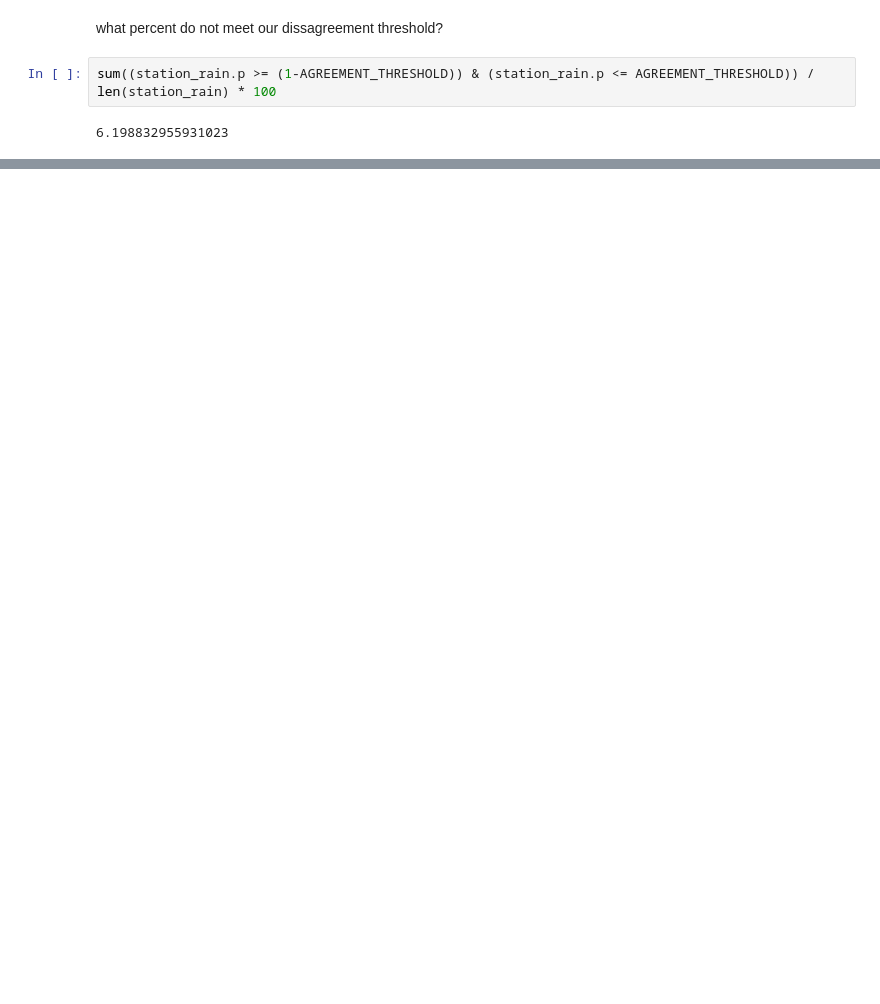
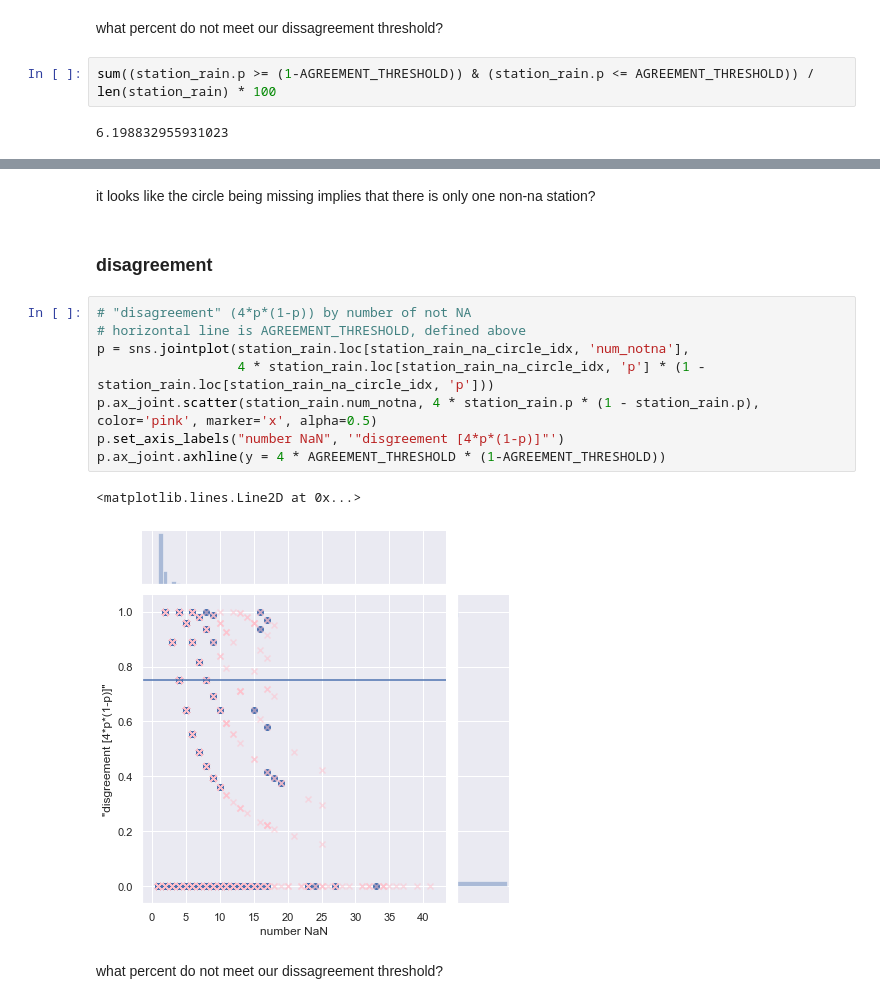
Before and after one commit to DataKind-DC/audubon-cbc, a Jupyter notebook: notebooks/2.1-rain-analysis.ipynb, the cells around one changed output, grey strips where cells are left out. Drawn from its saved outputs; the diff is of its cells as text; blank space fills up the shorter version.

```diff
--- a/notebooks/2.1-rain-analysis.ipynb
+++ b/notebooks/2.1-rain-analysis.ipynb
@@ -372,0 +360,17 @@ Given that a circle is missing its rain data:
+# %% [markdown]
+it looks like the circle being missing implies that there is only one non-na station?
+# %% [markdown]
+### disagreement
+# %%
+# "disagreement" (4*p*(1-p)) by number of not NA
+# horizontal line is AGREEMENT_THRESHOLD, defined above
+p = sns.jointplot(station_rain.loc[station_rain_na_circle_idx, 'num_notna'],
+                  4 * station_rain.loc[station_rain_na_circle_idx, 'p'] * (1 - station_rain.loc[station_rain_na_circle_idx, 'p']))
+p.ax_joint.scatter(station_rain.num_notna, 4 * station_rain.p * (1 - station_rain.p), color='pink', marker='x', alpha=0.5)
+p.set_axis_labels("number NaN", '"disgreement [4*p*(1-p)]"')
+p.ax_joint.axhline(y = 4 * AGREEMENT_THRESHOLD * (1-AGREEMENT_THRESHOLD))
+# %% [output]
+<matplotlib.lines.Line2D at 0x...>
+[figure, added]
+# %% [markdown]
+what percent do not meet our dissagreement threshold?
```
Also changed, not shown: parts of 69 cells of this notebook.
